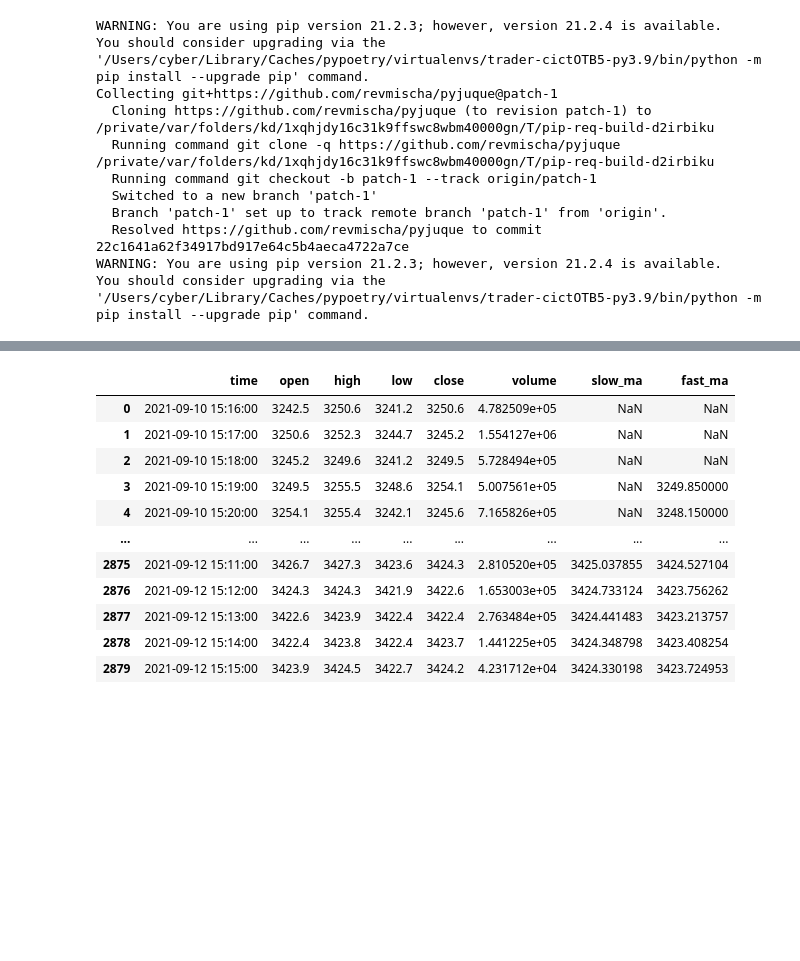
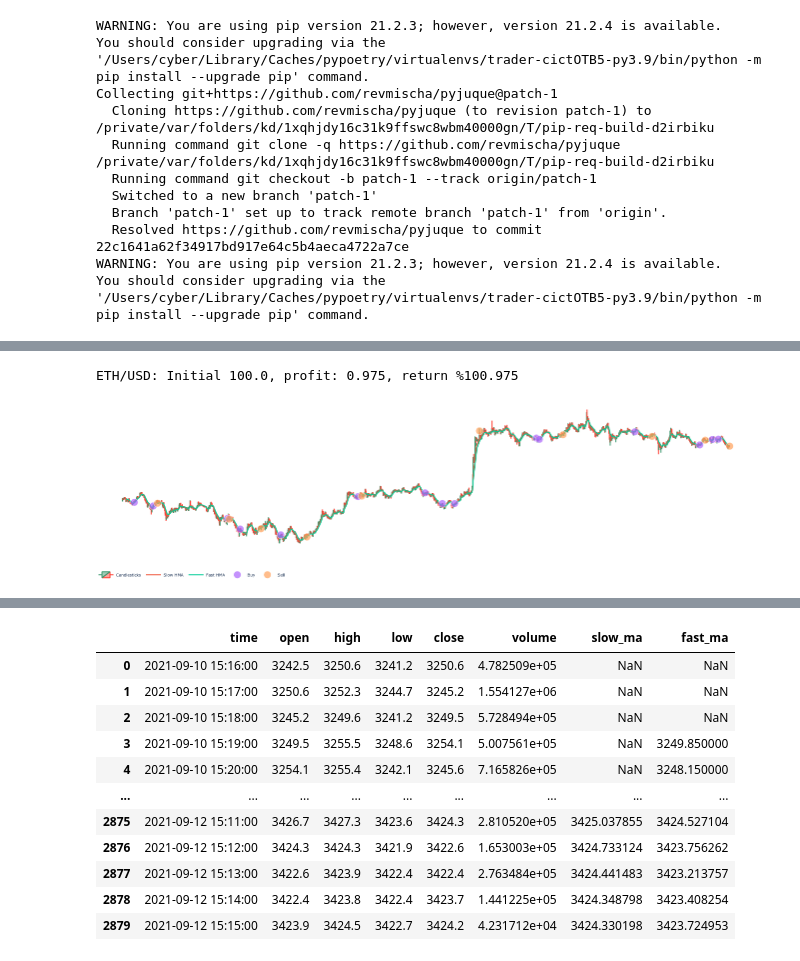
Before and after one commit to revmischa/crypto-trader, a Jupyter notebook: Yahoozee.ipynb, the cells around one changed output, grey strips where cells are left out. Cells and saved outputs as stored; diff of their text form; code cells hidden in the pictures; blank space fills up the shorter version.

```diff
--- a/Yahoozee.ipynb
+++ b/Yahoozee.ipynb
@@ -66,6 +66,7 @@ tpe_logger.setLevel(logging.WARNING)
 exchange = CcxtExchange("ftx")
 # %%
 timeframe = '1m'  # 1 minute timeframe
+starting_balance = 100.  # of currency we're trading
 
 # configure your exchange here via .env file
 load_dotenv()
@@ -89,7 +90,6 @@ def gen_config(
     take_profit: float = 4,
     stop_loss_value: float = 6,
     initial_entry_allocation: float = 33,
-    starting_balance=100,
 ) -> dict:
     return {
         "name": "simulator",
@@ -143,11 +143,9 @@ def plot_backtest_results(title, df, entries, exits):
             dict(name = 'fast_ma', title = 'Fast HMA'),
         ],
         signals=[
-            dict(name = 'Entry orders', points = entries),
-            dict(name = 'Exit orders', points = exits),
+            dict(name = 'Buy', points = entries),
+            dict(name = 'Sell', points = exits),
         ],
-        buy_signals=True,
-        sell_signals=True,
         add_volume=False,
         plot_title=title,
     )
@@ -395,3 +340,44 @@ ETH/USD Loss: 0.9881727777403875
+# %%
+alloc = best_config['entry_settings']['initial_entry_allocation']
+entry_exit_marker_size = 15
+def fix_series_ts(initial_entry_allocation: float, series:list[tuple]):
+    ret = []
+    for e in series:
+        n = [*e]
+        n[0] = pd.to_datetime(n[0] * 10e5)
+        n[2] = entry_exit_marker_size
+        ret.append(n)
+    return ret
+
+# formatting and massaging results
+for symbol, symbol_res in backtest_res.items():
+    symbol_bt_res = symbol_res['results']
+    profit = symbol_bt_res['profit_after_fees']
+    initial = symbol_bt_res['balance_initial']
+    bal = symbol_bt_res['balance_plus_profits']
+    print(f"{symbol}: Initial {initial}, profit: {profit:0.3}, return %{(bal/float(initial)*100):.6}")
+    #pprint(symbol_bt_res)
+    df = symbol_res['df']
+    sym_results[symbol] = df
+    bt_res = [t.get('backtest_res', {}).get(symbol, {}) for t in trial_results]
+
+    # trials w/ results
+    btdf = pd.DataFrame({
+        'loss': [min(x.get('loss',1), 1) for x in trial_results],
+        'iteration': [x['iteration'] for x in trial_results],
+        'winrate': [r['results']['winrate'] if 'results' in r else 0 for r in bt_res],
+        'profit': [max(0, profit / (r['results']['profit'] or 0.001)) if 'results' in r else 0 for r in bt_res],
+    })
+
+    # visualize backtesting
+    # date and time columns are broken
+    df2 = df.drop(columns=['date'])
+    df2['time'] = pd.to_datetime(df['time'] * 10e5)
+    fig = plot_backtest_results(symbol, df2, fix_series_ts(alloc, symbol_res['entries']), fix_series_ts(alloc, symbol_res['exits']))
+    fig.show()
+# %% [output]
+ETH/USD: Initial 100.0, profit: 0.975, return %100.975
+[figure, added]
 # %%
 btdf['l'] = btdf['loss']
 btdf.plot.scatter('iteration', y=['loss'], logy=True)
```
Also changed, not shown: parts of 6 cells of this notebook.
